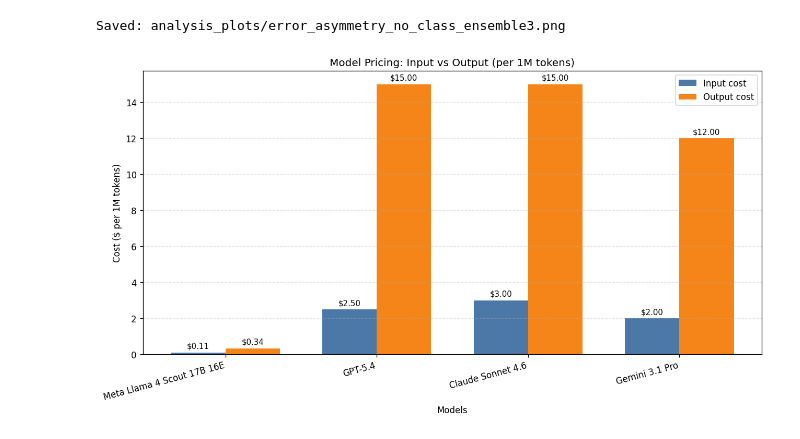
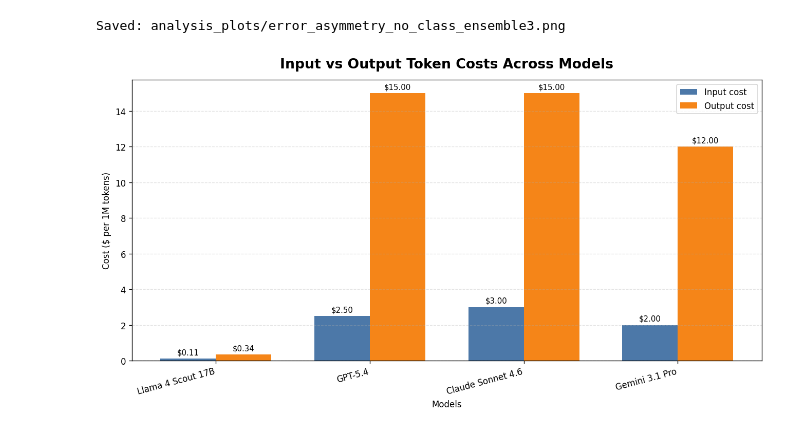
Before and after one commit to vishalku02/diagrams_auto_eval, a Jupyter notebook: main_analysis.ipynb, the cells around one changed output. Drawn from its saved outputs; the diff is of its cells as text; code cells hidden in the pictures.

```diff
--- a/main_analysis.ipynb
+++ b/main_analysis.ipynb
@@ -558,7 +558,7 @@ import numpy as np
 import matplotlib.pyplot as plt
 
 models = [
-    "Meta Llama 4 Scout 17B 16E",
+    "Llama 4 Scout 17B",
     "GPT-5.4",
     "Claude Sonnet 4.6",
     "Gemini 3.1 Pro",
@@ -569,32 +569,32 @@ output_costs = [0.34, 15.00, 15.00, 12.00]
 x = np.arange(len(models))
 width = 0.36
 
 fig, ax = plt.subplots(figsize=(11, 6))
 input_bars = ax.bar(x - width / 2, input_costs, width, label="Input cost", color="#4C78A8")
 output_bars = ax.bar(x + width / 2, output_costs, width, label="Output cost", color="#F58518")
 
 ax.set_xlabel("Models")
 ax.set_ylabel("Cost ($ per 1M tokens)")
-ax.set_title("Model Pricing: Input vs Output (per 1M tokens)")
+ax.set_title("Input vs Output Token Costs Across Models", fontsize=16, fontweight='bold', pad=14)
 ax.set_xticks(x)
 ax.set_xticklabels(models, rotation=15, ha="right")
 ax.legend()
 ax.grid(axis="y", linestyle="--", alpha=0.35)
 
 for bars in (input_bars, output_bars):
     for bar in bars:
         height = bar.get_height()
         ax.annotate(
             f"${height:.2f}",
             xy=(bar.get_x() + bar.get_width() / 2, height),
             xytext=(0, 3),
             textcoords="offset points",
             ha="center",
             va="bottom",
             fontsize=9,
         )
 
 fig.tight_layout()
 plt.show()
 # %% [output]
-[figure, old version]
+[figure, new version]
```
Also changed, not shown: parts of 1 cell of this notebook, 8 other files.
